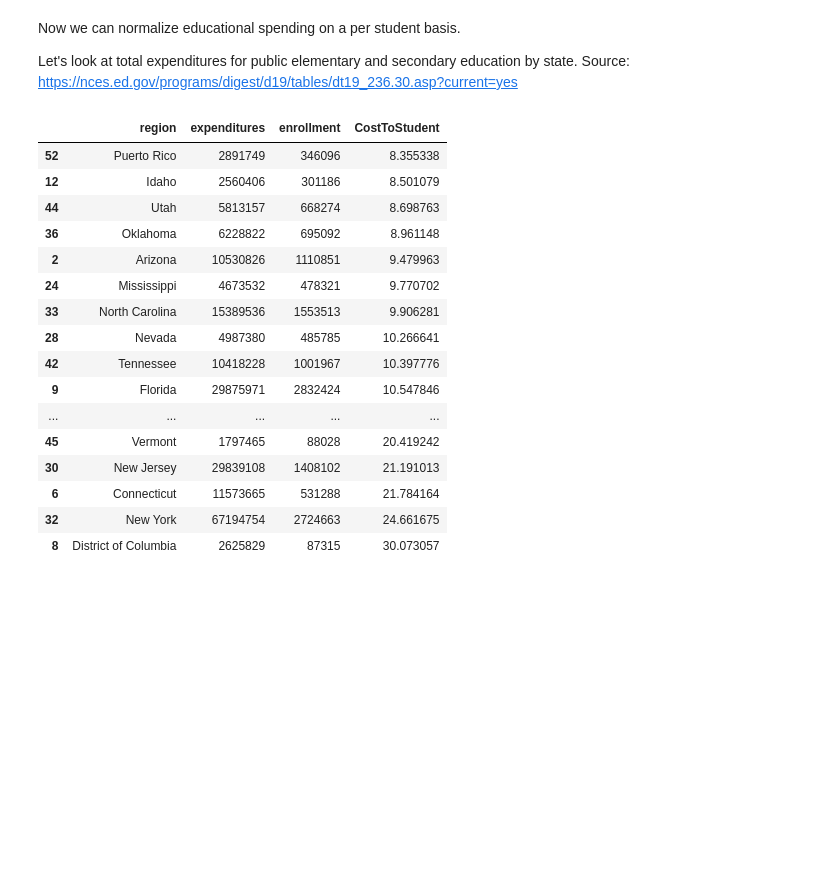
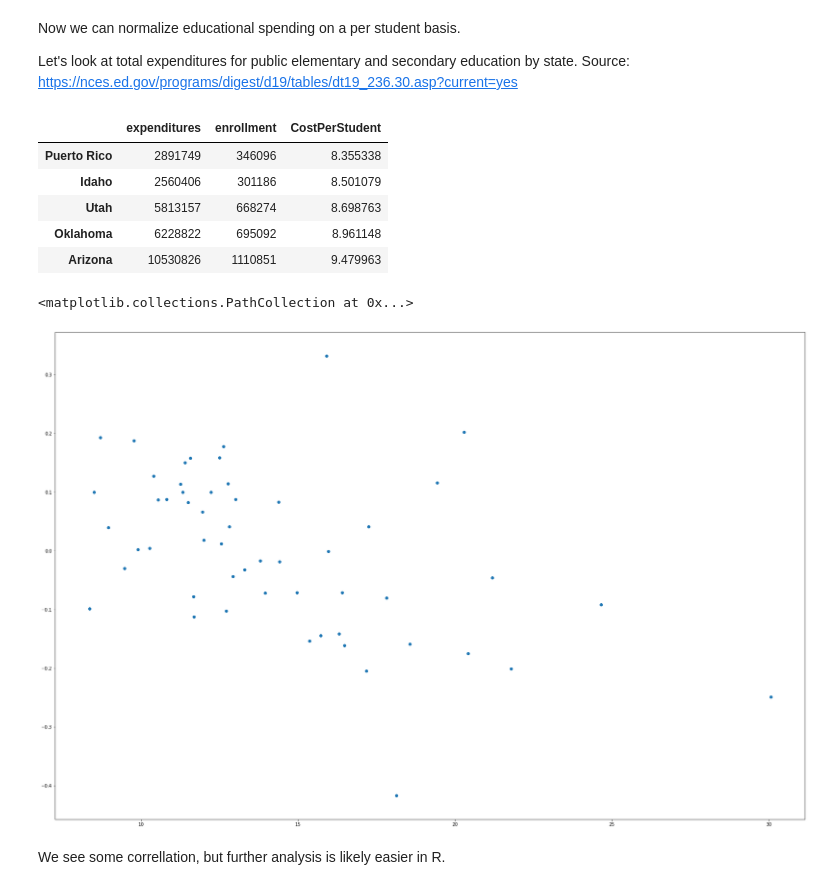
Before and after one commit to SpacemanSpiff7/BMI_stats_FinalProject, a Jupyter notebook: simone_vaccine_data.ipynb, the cells around one changed output. Cells and saved outputs as stored; diff of their text form; code cells hidden in the pictures; blank space fills up the shorter version.

```diff
--- a/simone_vaccine_data.ipynb
+++ b/simone_vaccine_data.ipynb
@@ -102,7 +116,7 @@ Examine relationship between HPV vaccinations and educational outcomes by state.
 Download Excel from https://nces.ed.gov/programs/digest/d19/tables/dt19_203.40.asp?current=yes. This gives total enrollment information that can be used to normalize spending across states on a per pupil basis.
 # %%
 # Get total enrollment across states and territories after a little data cleaning
-enrollment = pd.read_clipboard(sep='\t', header=None)
+enrollment = pd.read_csv('enrollment.csv', header=None)
 enrollment.head()
 # %% [output]
 |  | 0 | 1 |
@@ -127,25 +137,28 @@ expenditures[0] = [i.strip().split('..')[0].strip() for i in expenditures[0]]
 # %%
-expenditures[1] = [int(str(i).replace(',','')) for i in expenditures[1]]
-expenditures[2] = [int(str(i).replace(',','')) for i in enrollment[1]]
-expenditures[3] = expenditures[1] / expenditures[2]
-expenditures.columns = ['region','expenditures', 'enrollment', 'CostToStudent']
+expenditures = pd.read_csv('expenditures.csv', header=None, index_col=0)
+expenditures.index = [i.strip().split('..')[0].strip() for i in expenditures.index]
+expenditures.iloc[:,0] = [int(str(i).replace(',','')) for i in expenditures.iloc[:,0]]
+expenditures['enrollment'] = [int(str(i).replace(',','')) for i in enrollment.iloc[:,1]]
+expenditures['CostPerStudent'] = expenditures.iloc[:,0] / expenditures.iloc[:,1]
+expenditures.columns = ['expenditures', 'enrollment', 'CostPerStudent']
 # %%
-expenditures.sort_values(by='CostToStudent')
+expenditures.sort_values(by='CostPerStudent').head()
 # %% [output]
-|  | region | expenditures | enrollment | CostToStudent |
-| 52 | Puerto Rico | 2891749 | 346096 | 8.355338 |
-| 12 | Idaho | 2560406 | 301186 | 8.501079 |
-| 44 | Utah | 5813157 | 668274 | 8.698763 |
-| 36 | Oklahoma | 6228822 | 695092 | 8.961148 |
-| 2 | Arizona | 10530826 | 1110851 | 9.479963 |
-| 24 | Mississippi | 4673532 | 478321 | 9.770702 |
-| 33 | North Carolina | 15389536 | 1553513 | 9.906281 |
-| 28 | Nevada | 4987380 | 485785 | 10.266641 |
-| 42 | Tennessee | 10418228 | 1001967 | 10.397776 |
-| 9 | Florida | 29875971 | 2832424 | 10.547846 |
-| ... | ... | ... | ... | ... |
-| 45 | Vermont | 1797465 | 88028 | 20.419242 |
-| 30 | New Jersey | 29839108 | 1408102 | 21.191013 |
-| 6 | Connecticut | 11573665 | 531288 | 21.784164 |
-| 32 | New York | 67194754 | 2724663 | 24.661675 |
-| 8 | District of Columbia | 2625829 | 87315 | 30.073057 |
+|  | expenditures | enrollment | CostPerStudent |
+| Puerto Rico | 2891749 | 346096 | 8.355338 |
+| Idaho | 2560406 | 301186 | 8.501079 |
+| Utah | 5813157 | 668274 | 8.698763 |
+| Oklahoma | 6228822 | 695092 | 8.961148 |
+| Arizona | 10530826 | 1110851 | 9.479963 |
+# %%
+# using the first singular value
+fem_cps = svd[0]
+fem_cps.sort_index(inplace=True)
+expenditures.sort_index(inplace=True)
+fem_cps['CostPerStudent'] = expenditures.CostPerStudent
+plt.scatter(fem_cps.CostPerStudent, fem_cps.gte1_HPV_fem)
+# %% [output]
+<matplotlib.collections.PathCollection at 0x...>
+[figure, added]
+# %% [markdown]
+We see some correllation, but further analysis is likely easier in R.
```
Also changed, not shown: parts of 6 cells of this notebook.
